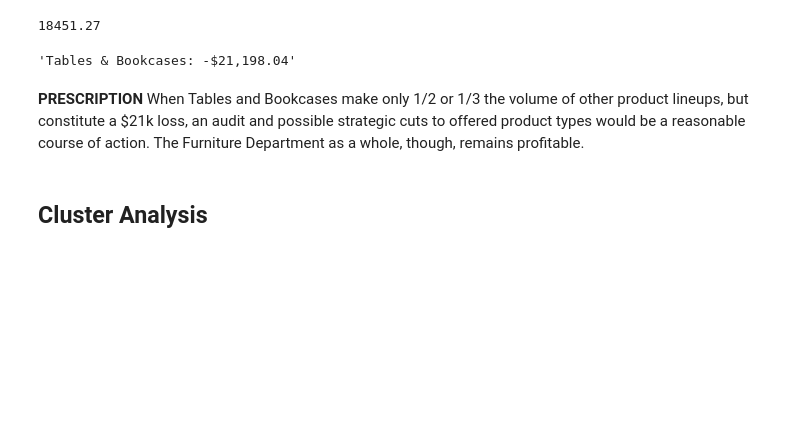
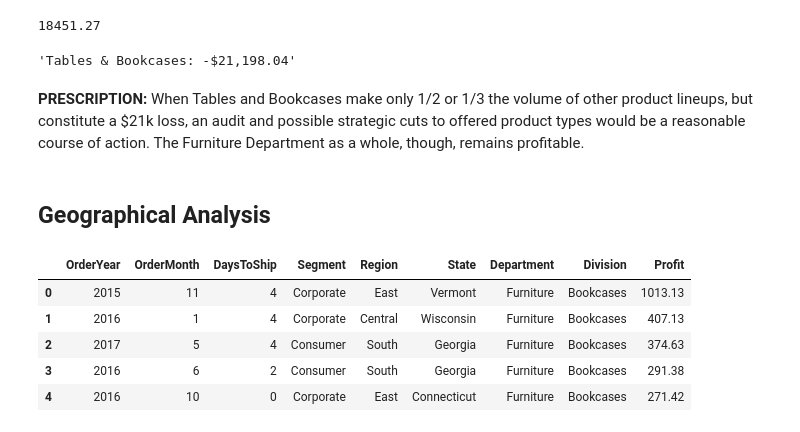
Before and after one commit to Road2Data/P4-Superstore-Sales, a Jupyter notebook: analyses/categorical_analysis.ipynb, the cells around one changed output. Saved outputs shown, nothing was run; the diff lists cells and outputs as text; code cells hidden in the pictures; blank space fills up the shorter version.

Commit message:
cluster and geographical analyses

```diff
--- a/analyses/categorical_analysis.ipynb
+++ b/analyses/categorical_analysis.ipynb
@@ -165,6 +165,16 @@ furn_df['DivisionProfit'].sum()
 # %% [output]
 'Tables & Bookcases: -$21,198.04'
 # %% [markdown]
-**PRESCRIPTION** When Tables and Bookcases make only 1/2 or 1/3 the volume of other product lineups, but constitute a $21k loss, an audit and possible strategic cuts to offered product types would be a reasonable course of action. The Furniture Department as a whole, though, remains profitable.
+**PRESCRIPTION:** When Tables and Bookcases make only 1/2 or 1/3 the volume of other product lineups, but constitute a $21k loss, an audit and possible strategic cuts to offered product types would be a reasonable course of action. The Furniture Department as a whole, though, remains profitable.
 # %% [markdown]
-## Cluster Analysis
+## Geographical Analysis
+# %%
+df = pd.read_sql_table(table_name='features', con=engine.connect())
+df.head(5)
+# %% [output]
+|  | OrderYear | OrderMonth | DaysToShip | Segment | Region | State | Department | Division | Profit |
+| 0 | 2015 | 11 | 4 | Corporate | East | Vermont | Furniture | Bookcases | 1013.13 |
+| 1 | 2016 | 1 | 4 | Corporate | Central | Wisconsin | Furniture | Bookcases | 407.13 |
+| 2 | 2017 | 5 | 4 | Consumer | South | Georgia | Furniture | Bookcases | 374.63 |
+| 3 | 2016 | 6 | 2 | Consumer | South | Georgia | Furniture | Bookcases | 291.38 |
+| 4 | 2016 | 10 | 0 | Corporate | East | Connecticut | Furniture | Bookcases | 271.42 |
```
Also changed, not shown: parts of 6 cells of this notebook, 4 other files.
